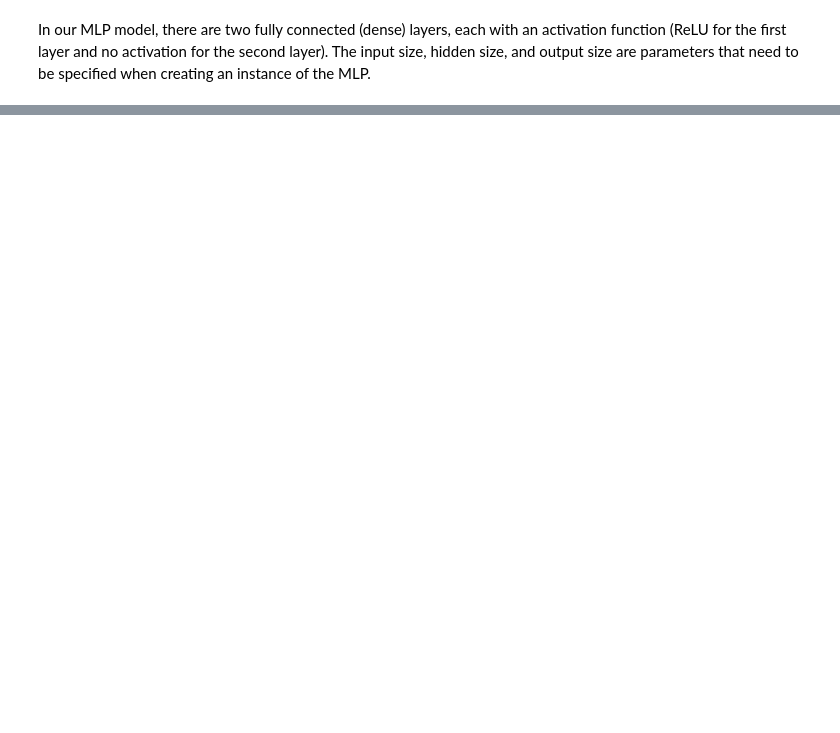
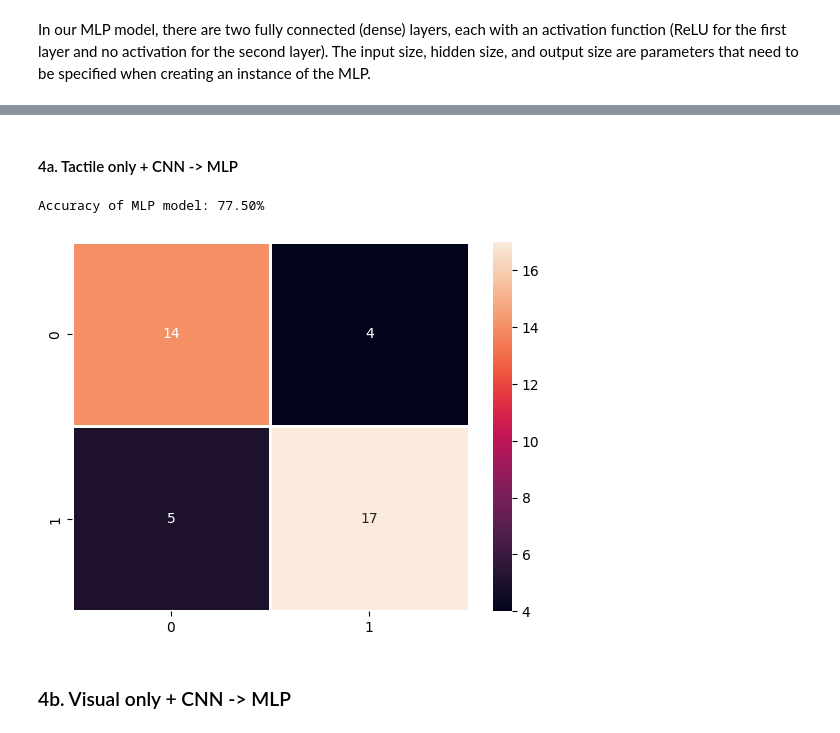
Before and after one commit to jhtkoo0426/UCL-FYP, a Jupyter notebook: src/models/mlp.ipynb, the cells around one changed output, grey strips where cells are left out. Saved outputs shown, nothing was run; the diff lists cells and outputs as text; code cells hidden in the pictures; blank space fills up the shorter version.

Commit message:
Refactored MLP notebook; Added training for tactile + MLP only

```diff
--- a/src/models/mlp.ipynb
+++ b/src/models/mlp.ipynb
@@ -258,6 +248,9 @@ class MLP(nn.Module):
         self.fc3 = nn.Linear(hidden_size, output_size)
         self.relu = nn.ReLU()
 
+        self.criterion = nn.BCEWithLogitsLoss()
+        self.optimizer = optim.Adam(self.parameters())
+
     def forward(self, x):
         x = self.fc1(x)
         x = self.relu(x)
@@ -265,3 +258,37 @@ class MLP(nn.Module):
         x = self.relu(x)
         x = self.fc3(x)
         return x
+
+    def train_mlp(self, epochs, X_train, y_train):
+        for _ in range(epochs):
+            inputs = torch.from_numpy(X_train).float()
+            labels = y_train.float().view(-1, 1)
+
+            # Zero the gradients
+            self.optimizer.zero_grad()
+
+            # Forward pass
+            preds = self(inputs)
+            loss = self.criterion(preds, labels)
+
+            # Backward pass and optimization
+            loss.backward()
+            self.optimizer.step()
+
+    def eval_mlp(self, X_test, y_test):
+        # Evaluate the performance of the model on the testing set
+        with torch.no_grad():
+            inputs = torch.from_numpy(X_test).float()
+            labels = y_test.float().view(-1, 1)
+
+            # Forward pass
+            final_preds = self(inputs)
+            predicted = (final_preds > 0).float()
+
+            # Confusion matrix
+            cm = confusion_matrix(y_test, predicted)
+            sns.heatmap(cm, linewidths=1, annot=True, fmt='g')
+
+            # Accuracy
+            accuracy = (predicted == labels).float().mean()
+            print(f"Accuracy of MLP model: {accuracy*100:.2f}%")
@@ -312,0 +295,13 @@ Accuracy of MLP model: 87.50%
+# %% [markdown]
+#### 4a. Tactile only + CNN -> MLP
+# %%
+X_train, X_test, y_train, y_test = train_test_split(cnn_tactile.detach().numpy(), grasp_outcomes_data, test_size=0.2, random_state=0)
+# %%
+mlp4a = MLP(input_size=512, hidden_size=64, output_size=1)
+mlp4a.train_mlp(epochs=100, X_train=X_train, y_train=y_train)
+mlp4a.eval_mlp(X_test=X_test, y_test=y_test)
+# %% [output]
+Accuracy of MLP model: 77.50%
+[figure, added]
+# %% [markdown]
+### 4b. Visual only + CNN -> MLP
```
Also changed, not shown: parts of 18 cells of this notebook.
